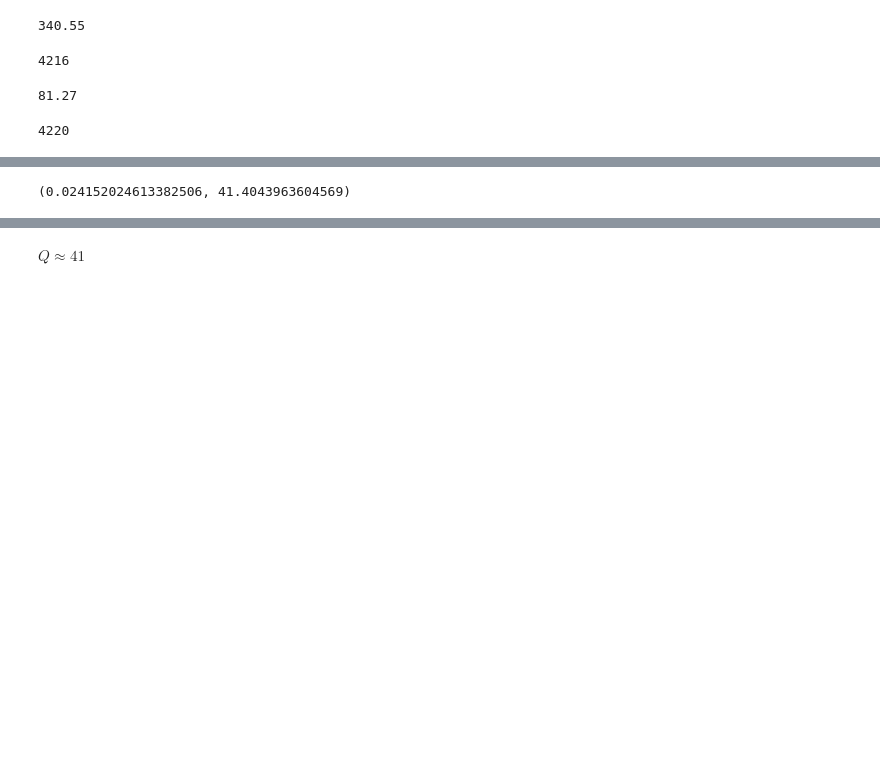
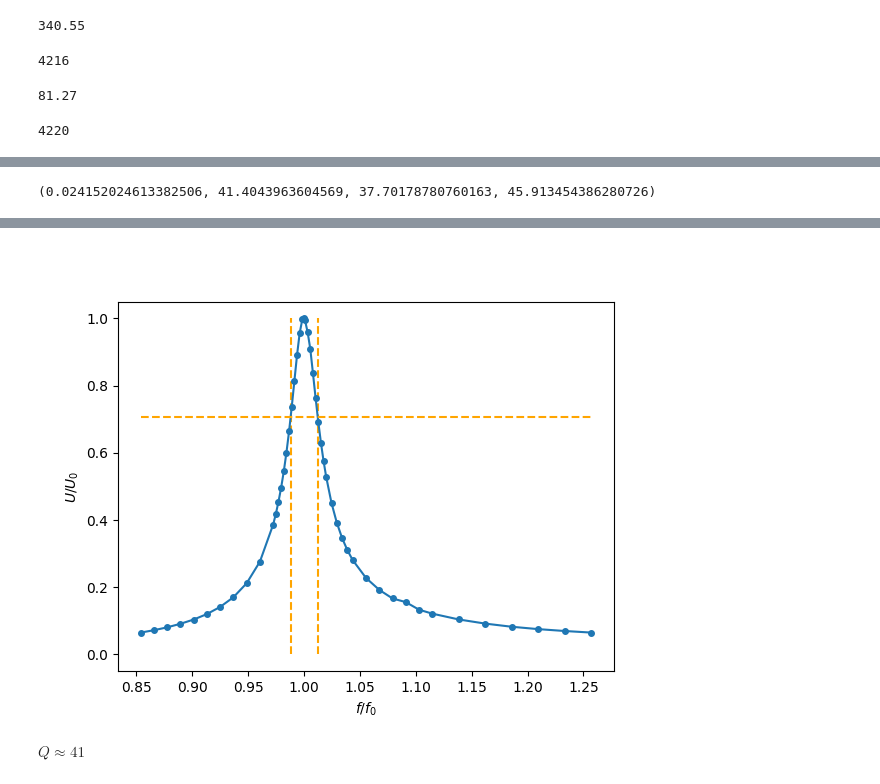
Before and after one commit to sitandr/lab, a Jupyter notebook: Untitled.ipynb, the cells around one changed output, grey strips where cells are left out. Drawn from its saved outputs; the diff is of its cells as text; code cells hidden in the pictures; blank space fills up the shorter version.

```diff
--- a/Untitled.ipynb
+++ b/Untitled.ipynb
@@ -56,6 +56,6 @@ plt.ylabel('$U/U_0$')
 plt.savefig('FR_0.png')
 
 d = np.diff(UnivariateSpline(FR_0['ν, kHz']/f_0, FR_0['U, mV']/U_0 - 1/2**0.5, s=0).roots())[0]
-d, 1/d
+d, 1/d, 1/(d + 10/f_0),  1/(d - 10/f_0)
 # %% [output]
-(0.024152024613382506, 41.4043963604569)
+(0.024152024613382506, 41.4043963604569, 37.70178780760163, 45.913454386280726)
@@ -63,3 +62,4 @@ d, 1/d
+[figure, added]
 # %% [markdown]
 $Q ≈ 41$
 # %%
```
Also changed, not shown: parts of 17 cells of this notebook, 15 other files.
